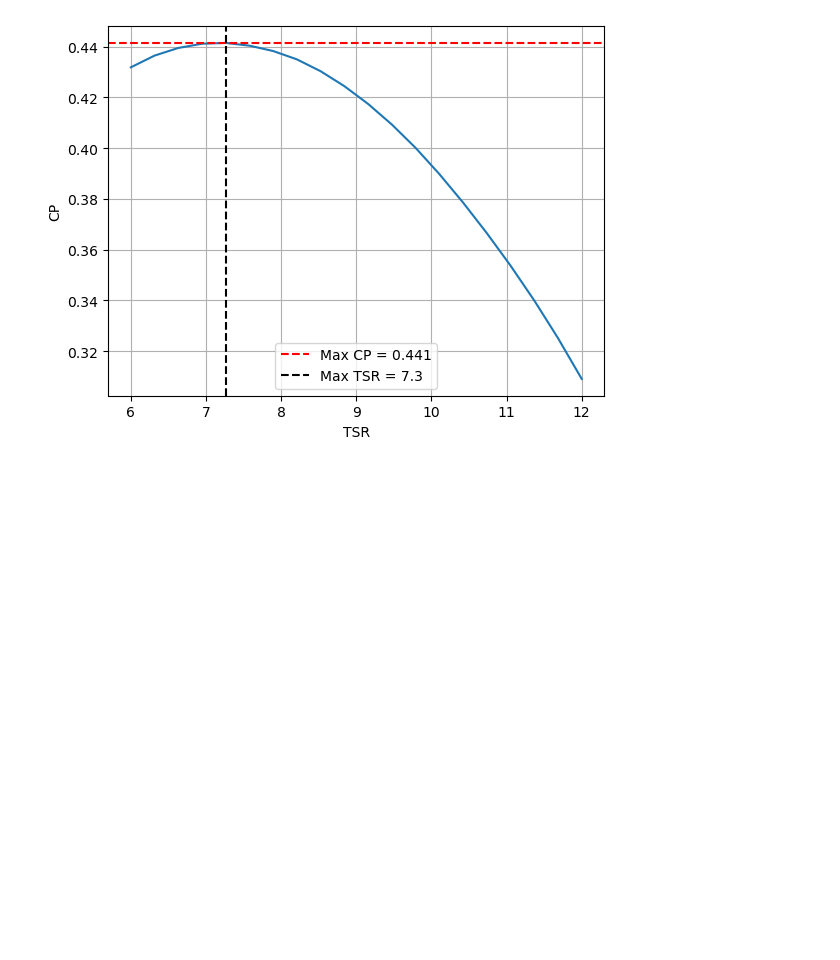
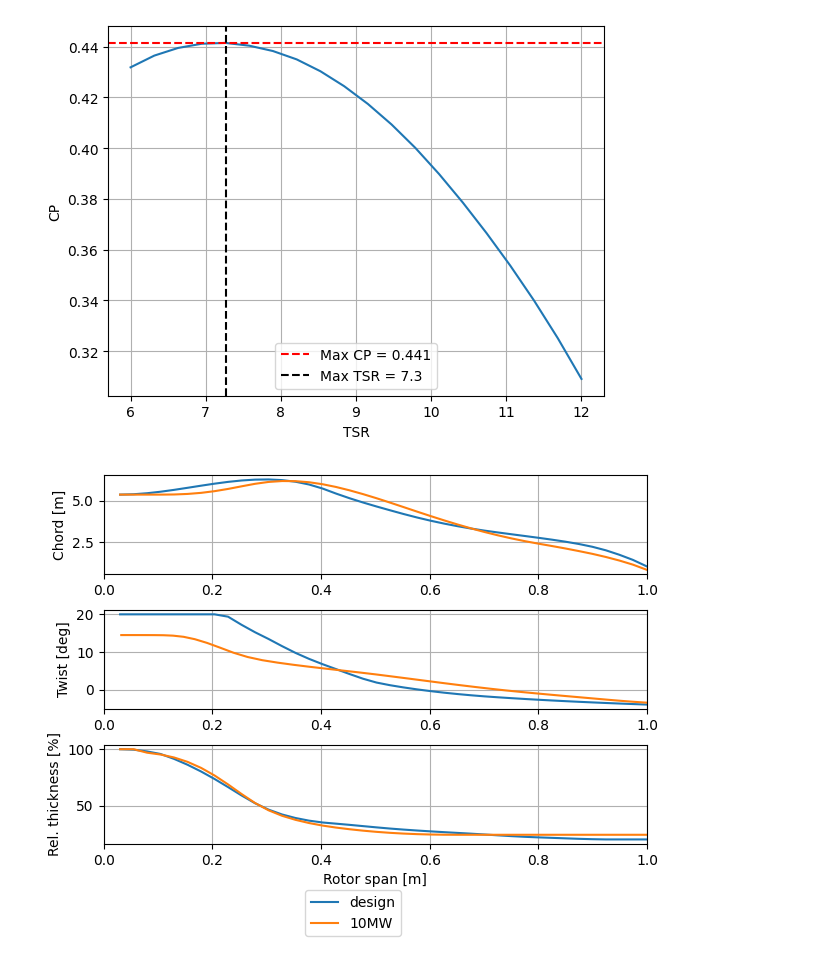
Before and after one commit to nicolaquaia/LAC_final, a Jupyter notebook: assignment_01/assignment1_02.ipynb, the cells around one changed output. Saved outputs shown, nothing was run; the diff lists cells and outputs as text; code cells hidden in the pictures; blank space fills up the shorter version.

```diff
--- a/assignment_01/assignment1_02.ipynb
+++ b/assignment_01/assignment1_02.ipynb
@@ -225,4 +269,72 @@ plt.grid()
 plt.show()
 # %% [output]
 [figure]
+# %%
+"""Step 8"""
+
+tsr = TSR_max  # Tip-Speed-Ratio [-]
+
+# %% Solving for the a single design
+chord, tc, twist, cl, cd, aoa, a, CLT, CLP, CT, CP = single_point_design(
+    r, t, tsr, R, cl_des, cd_des, aoa_des, chord_root, chord_max, B
+)
+
+"""Data 10MW"""
+twist_10MW = np.array([ 0.253095  ,  0.253104  ,  0.253113  ,  0.253115  ,  0.253106  ,
+        0.253088  ,  0.253019  ,  0.252883  ,  0.25241   ,  0.250469  ,
+        0.245123  ,  0.23393   ,  0.216861  ,  0.195114  ,  0.171519  ,
+        0.151683  ,  0.136897  ,  0.125664  ,  0.115773  ,  0.1066    ,
+        0.0978849 ,  0.0891832 ,  0.0804282 ,  0.0711842 ,  0.0613002 ,
+        0.0512906 ,  0.0412496 ,  0.031342  ,  0.0218855 ,  0.0129861 ,
+        0.00460966, -0.00305632, -0.00991266, -0.0161097 , -0.0218838 ,
+       -0.0271989 , -0.0321248 , -0.0367266 , -0.0409807 , -0.0448672 ,
+       -0.0483542 , -0.0513391 , -0.0537827 , -0.0557309 , -0.0572525 ,
+       -0.0583948 , -0.0591894 , -0.0596566 ])*180/np.pi
+
+r_10MW = (np.array([ 0.08883 ,  0.354955,  0.797281,  1.41399 ,  2.20255 ,  3.15971 ,
+        4.28156 ,  5.56347 ,  7.00025 ,  8.58585 , 10.3137  , 12.177   ,
+       14.1679  , 16.2782  , 18.4993  , 20.822   , 23.2369  , 25.7339  ,
+       28.3028  , 30.9331  , 33.6139  , 36.3343  , 39.083   , 41.8488  ,
+       44.6202  , 47.386   , 50.1347  , 52.8551  , 55.5359  , 58.1662  ,
+       60.7352  , 63.2321  , 65.647   , 67.9697  , 70.1908  , 72.3012  ,
+       74.2921  , 76.1554  , 77.8833  , 79.4689  , 80.9056  , 82.1875  ,
+       83.3093  , 84.2666  , 85.0551  , 85.6716  , 86.1141 , 86.3804])+r_hub)/R_X
+
+
+r_norm=r/R_Y
+
+
+fig2, axs2 = plt.subplots(3, 1, num=2, clear=True)
+
+# Chord
+axs2[0].plot(r_norm, chord,label="design")
+axs2[0].plot(r_norm, data_ae["chord"],label="10MW")
+axs2[0].set_ylabel("Chord [m]")
+axs2[0].set_xlim(0, R/R_Y)
+axs2[0].grid(True)
+
+# Twist
+axs2[1].plot(r_norm, twist)
+axs2[1].plot(r_10MW, twist_10MW)
+axs2[1].set_ylabel("Twist [deg]")
+axs2[1].set_xlim(0, R/R_Y)
+axs2[1].grid(True)
+
+# t/c
+axs2[2].plot(r_norm, tc)
+axs2[2].plot(r_norm, data_ae["rel_th"])
+axs2[2].set_ylabel("Rel. thickness [%]")
+axs2[2].set_xlabel("Normalised Rotor span")
+axs2[2].set_xlim(0, R/R_Y)
+axs2[2].grid(True)
+
+axs2[2].set_xlabel("Rotor span [m]")
+
+fig2.tight_layout()
+fig2.subplots_adjust(bottom=0.2)
+fig2.legend(loc='lower center')
+
+plt.show()
+# %% [output]
+[figure, added]
 # %%
```
Also changed, not shown: parts of 14 cells of this notebook, 1 other file.
